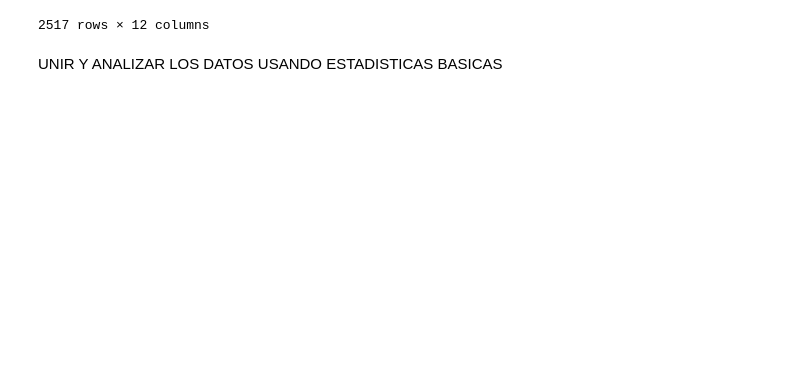
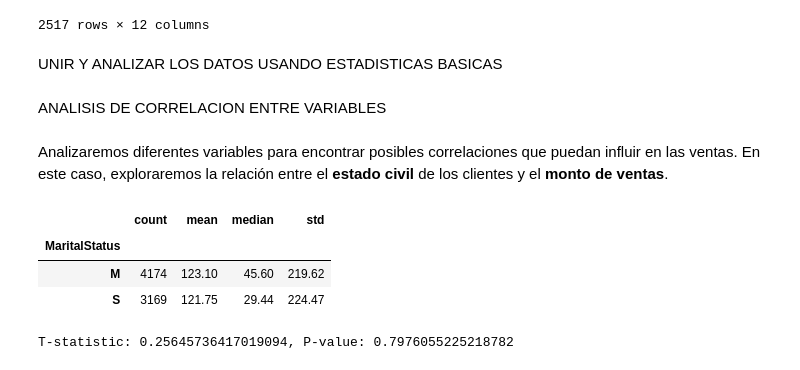
Before and after one commit to Nico22724/Guayerd_InteligenciaArtificial, a Jupyter notebook: Proyecto Aurelion/EDA.ipynb, the cells around one changed output. Drawn from its saved outputs; the diff is of its cells as text; code cells hidden in the pictures; blank space fills up the shorter version.

```diff
--- a/Proyecto Aurelion/EDA.ipynb
+++ b/Proyecto Aurelion/EDA.ipynb
@@ -312,3 +312,18 @@ for manufacturer in manufacturers:
     var_sales_quantity = df_temp["SalesQuantity"].var()
     std_sales_quantity = df_temp["SalesQuantity"].std()
     dicc_mean_per_manufacturer[manufacturer] = ["Media", float(mean_sales_quantity), "Mediana", float(median_sales_quantity), "Varianza", float(var_sales_quantity), "Desviación Estándar", float(std_sales_quantity)]
+# %% [markdown]
+ANALISIS DE CORRELACION ENTRE VARIABLES
+# %% [markdown]
+Analizaremos diferentes variables para encontrar posibles correlaciones que puedan influir en las ventas. En este caso, exploraremos la relación entre el <strong>estado civil</strong> de los clientes y el <strong>monto de ventas</strong>.
+# %%
+# Union de tablas para análisis de correlación
+df_corr_sales_marital = pd.merge(df_DimCustomer, df_FactOnlineSales, on="CustomerKey", how="left")
+# %%
+# Análisis de correlación entre estado civil y monto de ventas
+df_corr_sales_marital.groupby("MaritalStatus")["SalesAmount"].agg(["count","mean","median","std"]).round(2)
+# %% [output]
+|  | count | mean | median | std |
+| MaritalStatus |  |  |  |  |
+| M | 4174 | 123.10 | 45.60 | 219.62 |
+| S | 3169 | 121.75 | 29.44 | 224.47 |
@@ -314,0 +332,9 @@ for manufacturer in manufacturers:
+# %%
+# Simple t-test para comparar los montos de ventas entre clientes casados y solteros
+group_M = df_corr_sales_marital[df_corr_sales_marital['MaritalStatus']=='M']['SalesAmount']
+group_S = df_corr_sales_marital[df_corr_sales_marital['MaritalStatus']=='S']['SalesAmount']
+
+t_stat, p_val = stats.ttest_ind(group_M, group_S, equal_var=False)  # Welch t-test
+print(f"T-statistic: {t_stat}, P-value: {p_val}")
+# %% [output]
+T-statistic: 0.25645736417019094, P-value: 0.7976055225218782
```
Also changed, not shown: parts of 11 cells of this notebook.
